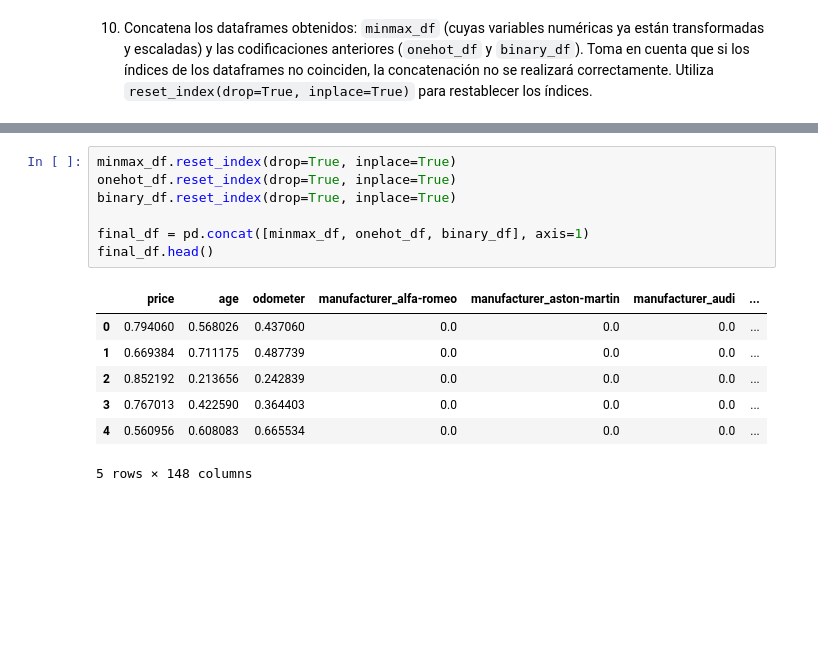
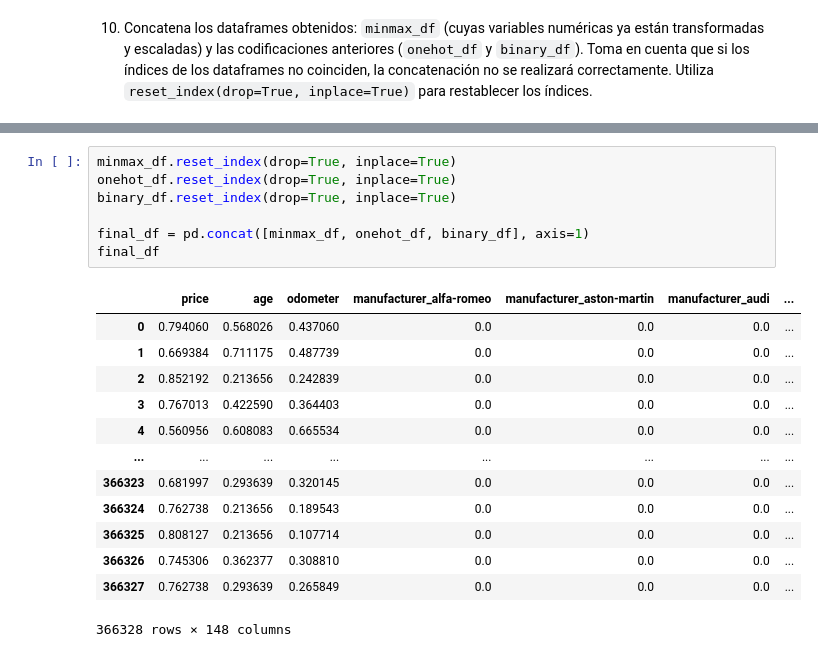
Before and after one commit to CarlosRochaCx/MNA, a Jupyter notebook: Actividad6FE.ipynb, the cells around one changed output, grey strips where cells are left out. Cells and saved outputs as stored; diff of their text form; blank space fills up the shorter version.

```diff
--- a/Actividad6FE.ipynb
+++ b/Actividad6FE.ipynb
@@ -607,15 +634,21 @@ minmax_df.head()
 # %%
 minmax_df.reset_index(drop=True, inplace=True)
 onehot_df.reset_index(drop=True, inplace=True)
 binary_df.reset_index(drop=True, inplace=True)
 
 final_df = pd.concat([minmax_df, onehot_df, binary_df], axis=1)
-final_df.head()
+final_df
 # %% [output]
 |  | price | age | odometer | manufacturer_alfa-romeo | manufacturer_aston-martin | manufacturer_audi | ... |
 | 0 | 0.794060 | 0.568026 | 0.437060 | 0.0 | 0.0 | 0.0 | ... |
 | 1 | 0.669384 | 0.711175 | 0.487739 | 0.0 | 0.0 | 0.0 | ... |
 | 2 | 0.852192 | 0.213656 | 0.242839 | 0.0 | 0.0 | 0.0 | ... |
 | 3 | 0.767013 | 0.422590 | 0.364403 | 0.0 | 0.0 | 0.0 | ... |
 | 4 | 0.560956 | 0.608083 | 0.665534 | 0.0 | 0.0 | 0.0 | ... |
+| ... | ... | ... | ... | ... | ... | ... | ... |
+| 366323 | 0.681997 | 0.293639 | 0.320145 | 0.0 | 0.0 | 0.0 | ... |
+| 366324 | 0.762738 | 0.213656 | 0.189543 | 0.0 | 0.0 | 0.0 | ... |
+| 366325 | 0.808127 | 0.213656 | 0.107714 | 0.0 | 0.0 | 0.0 | ... |
+| 366326 | 0.745306 | 0.362377 | 0.308810 | 0.0 | 0.0 | 0.0 | ... |
+| 366327 | 0.762738 | 0.293639 | 0.265849 | 0.0 | 0.0 | 0.0 | ... |
-5 rows × 148 columns
+366328 rows × 148 columns
```
Also changed, not shown: parts of 8 cells of this notebook.
